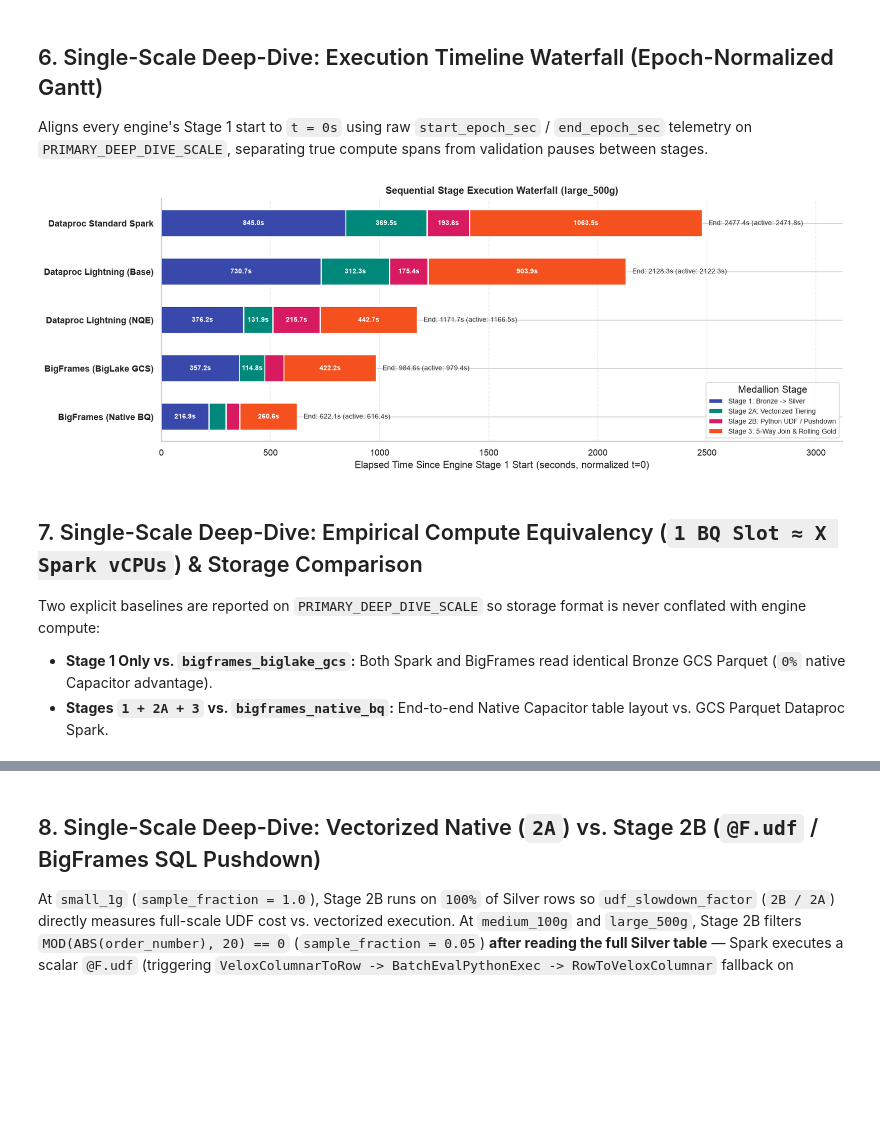
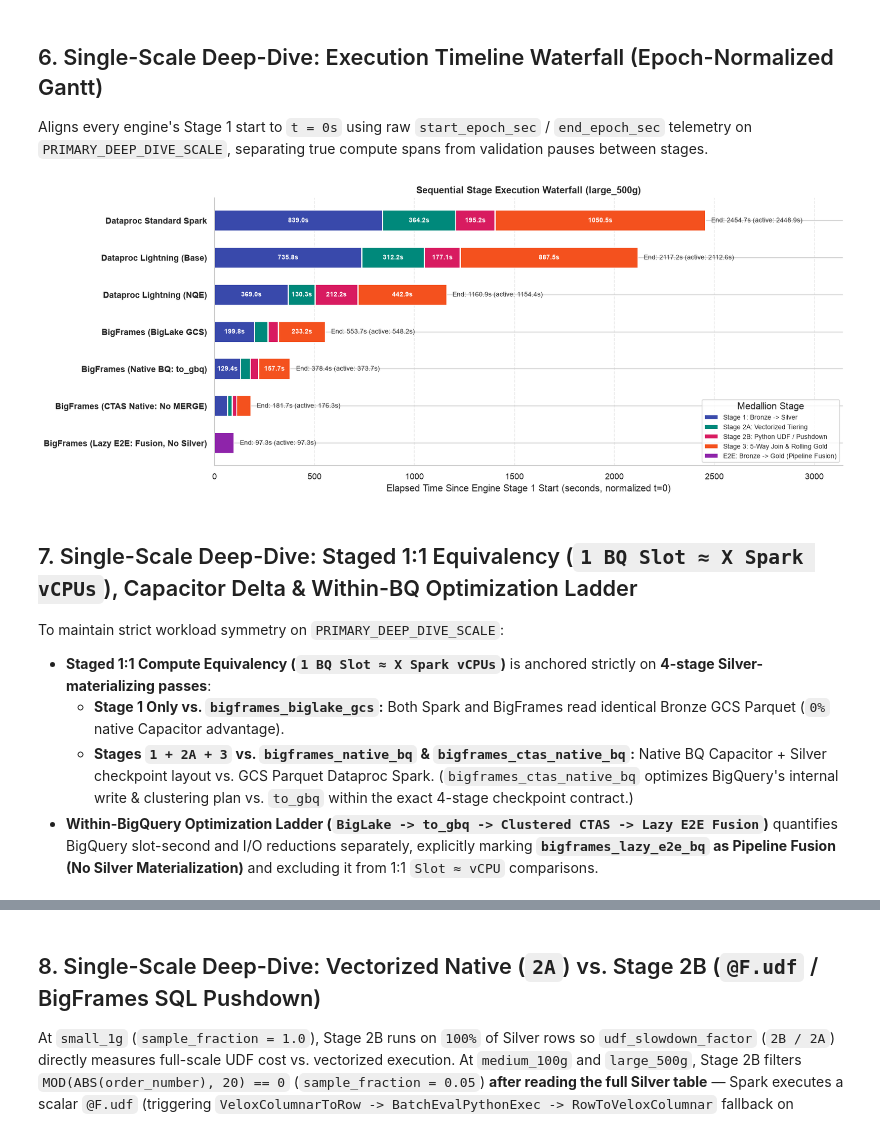
Before and after one commit to johanesalxd/lakehouse-compute-benchmark, a Jupyter notebook: notebooks/04_benchmark_summary_and_tco.ipynb, the cells around one changed output, grey strips where cells are left out. Saved outputs shown, nothing was run; the diff lists cells and outputs as text; code cells hidden in the pictures; blank space fills up the shorter version.

Commit message:
feat(report-04): expand 04, sample telemetry, SPEC, and README for 7-variant multi-scale & pipeline fusion fairness

```diff
--- a/notebooks/04_benchmark_summary_and_tco.ipynb
+++ b/notebooks/04_benchmark_summary_and_tco.ipynb
@@ -780,18 +873,20 @@ for scale in available_scales:
     topo = SCALE_TOPOLOGIES[scale]
     s_engines = [e for e in ENGINE_ORDER if e in set(s_df["engine_variant"])]
 
-    # Reference baselines for speedup & slot-to-vCPU equivalency within this scale
-    std_core_df = s_df[(s_df["engine_variant"] == "spark_standard") & (s_df["stage_id"].isin(CORE_RELATIONAL_STAGES))]
+    # Reference baselines for speedup & 1:1 staged slot-to-vCPU equivalency within this scale
+    std_core_df = s_df[(s_df["engine_variant"] == "spark_standard") & (s_df["stage_id"].isin(CORE_STAGED_STAGES))]
     std_core_sec = float(std_core_df["wall_clock_sec"].sum()) if not std_core_df.empty else np.nan
     std_s1_vcpu_s = float(s_df.loc[(s_df["engine_variant"] == "spark_standard") & (s_df["stage_id"] == "stage1_bronze_to_silver"), "vcpu_seconds"].sum())
     std_core_vcpu_s = float(std_core_df["vcpu_seconds"].sum()) if not std_core_df.empty else np.nan
 
     bl_s1_slot_s = float(s_df.loc[(s_df["engine_variant"] == "bigframes_biglake_gcs") & (s_df["stage_id"] == "stage1_bronze_to_silver"), "bq_slot_seconds"].sum())
-    nv_core_slot_s = float(s_df.loc[(s_df["engine_variant"] == "bigframes_native_bq") & (s_df["stage_id"].isin(CORE_RELATIONAL_STAGES)), "bq_slot_seconds"].sum())
+    nv_core_slot_s = float(s_df.loc[(s_df["engine_variant"] == "bigframes_native_bq") & (s_df["stage_id"].isin(CORE_STAGED_STAGES)), "bq_slot_seconds"].sum())
+    ctas_core_slot_s = float(s_df.loc[(s_df["engine_variant"] == "bigframes_ctas_native_bq") & (s_df["stage_id"].isin(CORE_STAGED_STAGES)), "bq_slot_seconds"].sum())
 
     for eng in s_engines:
         edf = s_df[s_df["engine_variant"] == eng]
         rel_df = edf[edf["stage_id"].isin(CORE_RELATIONAL_STAGES)]
+        is_lazy_e2e = (eng == "bigframes_lazy_e2e_bq")
 
         def _stage_val(stg: str, col: str, default=np.nan) -> float:
             m = edf.loc[edf["stage_id"] == stg, col]
@@ -800,9 +895,10 @@ for scale in available_scales:
         s1_sec = _stage_val("stage1_bronze_to_silver", "wall_clock_sec")
         s2a_sec = _stage_val("stage2a_silver_vectorized", "wall_clock_sec")
         s2b_raw = _stage_val("stage2b_silver_udf", "wall_clock_sec")
-        s2b_sf = _stage_val("stage2b_silver_udf", "sample_fraction", default=1.0)
+        s2b_sf = _stage_val("stage2b_silver_udf", "sample_fraction", default=np.nan if is_lazy_e2e else 1.0)
         s2b_naive_upper = (s2b_raw / s2b_sf) if (pd.notna(s2b_raw) and pd.notna(s2b_sf) and s2b_sf > 0) else np.nan
         s3_sec = _stage_val("stage3_silver_to_gold", "wall_clock_sec")
+        s_e2e_sec = _stage_val("stage_e2e_bronze_to_gold", "wall_clock_sec")
         core_sec = float(rel_df["wall_clock_sec"].sum())
 
         if eng.startswith("spark_"):
@@ -812,13 +908,19 @@ for scale in available_scales:
             s1_vcpu_s = _stage_val("stage1_bronze_to_silver", "vcpu_seconds")
             s1_slot_equiv = (s1_vcpu_s / bl_s1_slot_s) if (pd.notna(s1_vcpu_s) and bl_s1_slot_s > 0) else np.nan
             core_slot_equiv = (vcpu_s / nv_core_slot_s) if (nv_core_slot_s > 0) else np.nan
+            core_eq_vs_ctas = (vcpu_s / ctas_core_slot_s) if (ctas_core_slot_s > 0) else np.nan
         else:
-            hw_str = f"{topo['bq_slot_cap']} BQ slots" if topo["bq_slot_cap"] is not None else "Unreserved BQ PayGo"
+            eng_caps = sorted({int(v) for v in edf["bq_slot_cap"].dropna().tolist()})
+            hw_str = f"{'/'.join(map(str, eng_caps))} BQ slots" if eng_caps else "Unreserved BQ PayGo"
             vcpu_s = np.nan
             slot_s = float(rel_df["bq_slot_seconds"].sum())
             eng_s1_slot_s = _stage_val("stage1_bronze_to_silver", "bq_slot_seconds")
-            s1_slot_equiv = (std_s1_vcpu_s / eng_s1_slot_s) if (std_s1_vcpu_s > 0 and pd.notna(eng_s1_slot_s) and eng_s1_slot_s > 0) else np.nan
-            core_slot_equiv = (std_core_vcpu_s / slot_s) if (pd.notna(std_core_vcpu_s) and std_core_vcpu_s > 0 and slot_s > 0) else np.nan
+            s1_slot_equiv = (std_s1_vcpu_s / eng_s1_slot_s) if (not is_lazy_e2e and std_s1_vcpu_s > 0 and pd.notna(eng_s1_slot_s) and eng_s1_slot_s > 0) else np.nan
+            # Mandatory workload-symmetry guardrail: exclude Lazy E2E (Pipeline Fusion, No Silver) from 1:1 Slot-to-vCPU equivalency.
+            core_slot_equiv = np.nan if is_lazy_e2e else (
+                (std_core_vcpu_s / slot_s) if (pd.notna(std_core_vcpu_s) and std_core_vcpu_s > 0 and slot_s > 0) else np.nan
+            )
+            core_eq_vs_ctas = np.nan
 
         speedup_vs_std_pct = ((std_core_sec / core_sec) - 1.0) * 100.0 if (pd.notna(std_core_sec) and core_sec > 0) else np.nan
         costs = compute_core_rel_headline_costs(eng, rel_df, topo, PRICING_CONFIG, include_master=INCLUDE_MASTER_IN_TCO)
@@ -827,6 +929,7 @@ for scale in available_scales:
             "scale_preset": scale,
             "engine_variant": eng,
             "engine_label": ENGINE_LABELS[eng],
+            "workload_scope": ENGINE_WORKLOAD_SCOPE.get(eng, "Staged 4-Checkpoint"),
             "hardware_profile": hw_str,
             "stage1_sec": s1_sec,
             "stage2a_sec": s2a_sec,
@@ -834,11 +937,13 @@ for scale in available_scales:
             "stage2b_sample_pct": s2b_sf,
             "stage2b_naive_upper_sec": s2b_naive_upper,
             "stage3_sec": s3_sec,
+            "stage_e2e_sec": s_e2e_sec,
             "core_rel_sec": core_sec,
             "vcpu_seconds": vcpu_s,
             "bq_slot_seconds": slot_s,
             "s1_1slot_eq_vcpus": s1_slot_equiv,
             "core_1slot_eq_vcpus": core_slot_equiv,
+            "core_eq_vs_ctas_vcpus": core_eq_vs_ctas,
             "speedup_vs_std_pct": speedup_vs_std_pct,
             "speedup_vs_std_x": (std_core_sec / core_sec) if (pd.notna(std_core_sec) and core_sec > 0) else np.nan,
             **costs,
@@ -847,12 +952,15 @@ for scale in available_scales:
 multi_scale_df = pd.DataFrame(ms_rows)
 billing_scope = "Master + Workers" if INCLUDE_MASTER_IN_TCO else "Workers Only"
 print(f"Multi-Scale Executive Comparison ({len(available_scales)} scale(s) | Spark Cost Scope: {billing_scope})")
-print("Note on Equivalency Columns: Spark rows report Provisioned vCPUs of *that* variant per 1 BQ Slot (Stage 1 vs BigLake; Core vs Native BQ);")
-print("                             BigFrames rows report Provisioned Standard Spark vCPUs replaced by 1 Consumed BQ Slot of *that* BQ pass.")
+print("Note on Equivalency Columns: Spark rows report Provisioned vCPUs of *that* variant per 1 BQ Slot (Stage 1 vs BigLake; Core vs Native to_gbq);")
+print("                             Staged BigFrames rows report Provisioned Standard Spark vCPUs replaced by 1 Consumed BQ Slot of *that* staged BQ pass.")
+print("                             bigframes_lazy_e2e_bq is 'Pipeline Fusion (No Silver)' -> intentionally excluded (NaN) from 1:1 Slot-to-vCPU equivalency.")
+print("Note on Within-BQ Opt:       bigframes_ctas_native_bq optimizes BigQuery write & clustering (Clustered CTAS vs _SESSION+MERGE+cache) within the 4-stage contract.")
 print("Note on Stage 2B Upper Bound: When sample_fraction < 100%, stage2b_naive_upper_sec (wall_clock / sample_fraction) is a naive linear upper bound")
 print("                              that overstates reading the full Silver table and fixed per-job overhead before the 5% filter.")
 
 display_cols = [
+    "workload_scope",
     "hardware_profile",
     "stage1_sec",
     "stage2a_sec",
@@ -860,6 +968,7 @@ display_cols = [
     "stage2b_sample_pct",
     "stage2b_naive_upper_sec",
     "stage3_sec",
+    "stage_e2e_sec",
     "core_rel_sec",
     "vcpu_seconds",
     "bq_slot_seconds",
@@ -881,6 +990,7 @@ show_table(
         "stage2b_sample_pct": "{:.0%}",
         "stage2b_naive_upper_sec": "{:,.1f} s",
         "stage3_sec": "{:.2f} s",
+        "stage_e2e_sec": "{:,.2f} s",
         "core_rel_sec": "{:,.2f} s",
         "vcpu_seconds": "{:,.1f}",
         "bq_slot_seconds": "{:,.1f}",
@@ -1362,7 +1535,7 @@ if max_gap > 60.0:
         "Showing true normalized epoch offsets; see Section 5 for pure compute time."
     )
 
-fig, ax = plt.subplots(figsize=(14, 5.2))
+fig, ax = plt.subplots(figsize=(14.5, 5.8))
 y_positions = np.arange(len(present_engines))
 max_rel_end = float(gantt_df["rel_end_sec"].max())
 
@@ -1371,7 +1544,7 @@ for y_idx, eng in enumerate(present_engines):
     sub = gantt_df[gantt_df["engine_variant"] == eng].sort_values("rel_start_sec")
     for _, row in sub.iterrows():
         stg = row["stage_id"]
-        label = STAGE_LABELS[stg] if stg not in plotted_stages else None
+        label = STAGE_LABELS.get(stg, stg) if stg not in plotted_stages else None
         plotted_stages.add(stg)
         left = float(row["rel_start_sec"])
         width = float(row["stage_elapsed_sec"])
@@ -1380,7 +1553,7 @@ for y_idx, eng in enumerate(present_engines):
             width,
             left=left,
             height=0.56,
-            color=STAGE_COLORS[stg],
+            color=STAGE_COLORS.get(stg, "#757575"),
             edgecolor="white",
             linewidth=1.0,
             label=label,
@@ -1393,40 +1566,42 @@ for y_idx, eng in enumerate(present_engines):
                 ha="center",
                 va="center",
                 color="white",
                 fontweight="bold",
                 fontsize=8.5,
             )
 
     total_span = float(sub["rel_end_sec"].max())
     compute_sum = float(sub["wall_clock_sec"].sum())
     ax.text(
         total_span + max_rel_end * 0.012,
         y_idx,
         f"End: {total_span:.1f}s (active: {compute_sum:.1f}s)",
         va="center",
         ha="left",
         fontsize=8.5,
         color="#333333",
     )
 
 ax.set_yticks(y_positions)
 ax.set_yticklabels([ENGINE_LABELS[e] for e in present_engines], fontweight="bold")
 ax.invert_yaxis()
 ax.set_xlabel("Elapsed Time Since Engine Stage 1 Start (seconds, normalized t=0)")
 ax.set_title(f"Sequential Stage Execution Waterfall ({PRIMARY_DEEP_DIVE_SCALE})")
-ax.set_xlim(0, max_rel_end * 1.26)
+ax.set_xlim(0, max_rel_end * 1.28)
 ax.legend(title="Medallion Stage", loc="lower right", frameon=True, fontsize=8.5)
 ax.grid(axis="x", linestyle="--", alpha=0.4)
 
 plt.tight_layout()
 plt.show()
 # %% [output]
-[figure, old version]
+[figure, new version]
 # %% [markdown]
-## 7. Single-Scale Deep-Dive: Empirical Compute Equivalency (`1 BQ Slot ≈ X Spark vCPUs`) & Storage Comparison
+## 7. Single-Scale Deep-Dive: Staged 1:1 Equivalency (`1 BQ Slot ≈ X Spark vCPUs`), Capacitor Delta & Within-BQ Optimization Ladder
 
-Two explicit baselines are reported on `PRIMARY_DEEP_DIVE_SCALE` so storage format is never conflated with engine compute:
-- **Stage 1 Only vs. `bigframes_biglake_gcs`:** Both Spark and BigFrames read identical Bronze GCS Parquet (`0%` native Capacitor advantage).
-- **Stages `1 + 2A + 3` vs. `bigframes_native_bq`:** End-to-end Native Capacitor table layout vs. GCS Parquet Dataproc Spark.
+To maintain strict workload symmetry on `PRIMARY_DEEP_DIVE_SCALE`:
+- **Staged 1:1 Compute Equivalency (`1 BQ Slot ≈ X Spark vCPUs`)** is anchored strictly on **4-stage Silver-materializing passes**:
+  - **Stage 1 Only vs. `bigframes_biglake_gcs`:** Both Spark and BigFrames read identical Bronze GCS Parquet (`0%` native Capacitor advantage).
+  - **Stages `1 + 2A + 3` vs. `bigframes_native_bq` & `bigframes_ctas_native_bq`:** Native BQ Capacitor + Silver checkpoint layout vs. GCS Parquet Dataproc Spark. (`bigframes_ctas_native_bq` optimizes BigQuery's internal write & clustering plan vs. `to_gbq` within the exact 4-stage checkpoint contract.)
+- **Within-BigQuery Optimization Ladder (`BigLake -> to_gbq -> Clustered CTAS -> Lazy E2E Fusion`)** quantifies BigQuery slot-second and I/O reductions separately, explicitly marking **`bigframes_lazy_e2e_bq` as Pipeline Fusion (No Silver Materialization)** and excluding it from 1:1 `Slot ≈ vCPU` comparisons.
 # %%
 # ==============================================================================
```
Also changed, not shown: parts of 14 cells of this notebook, 4 other files.
